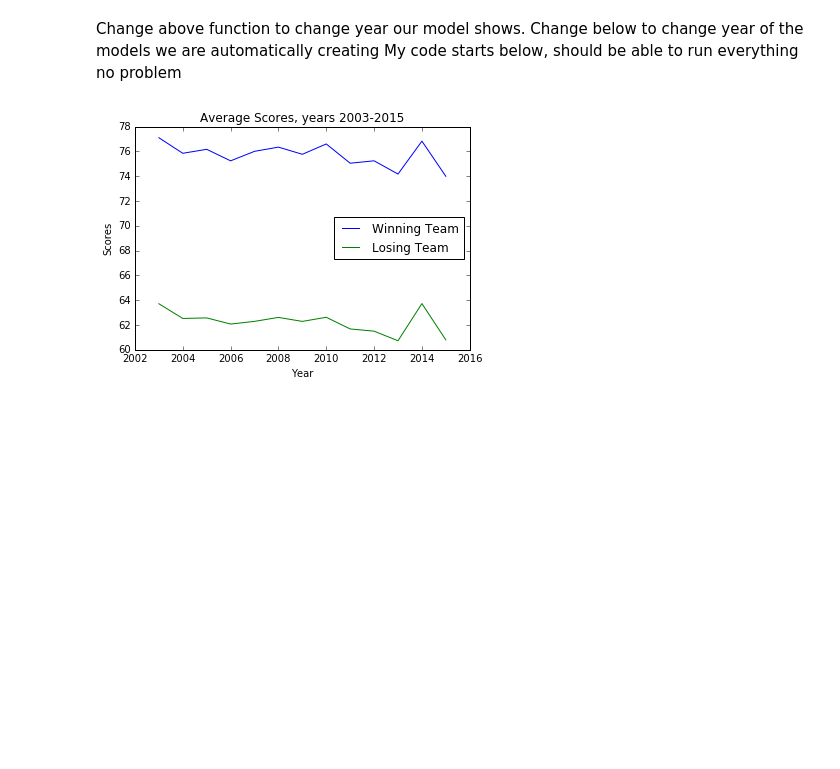
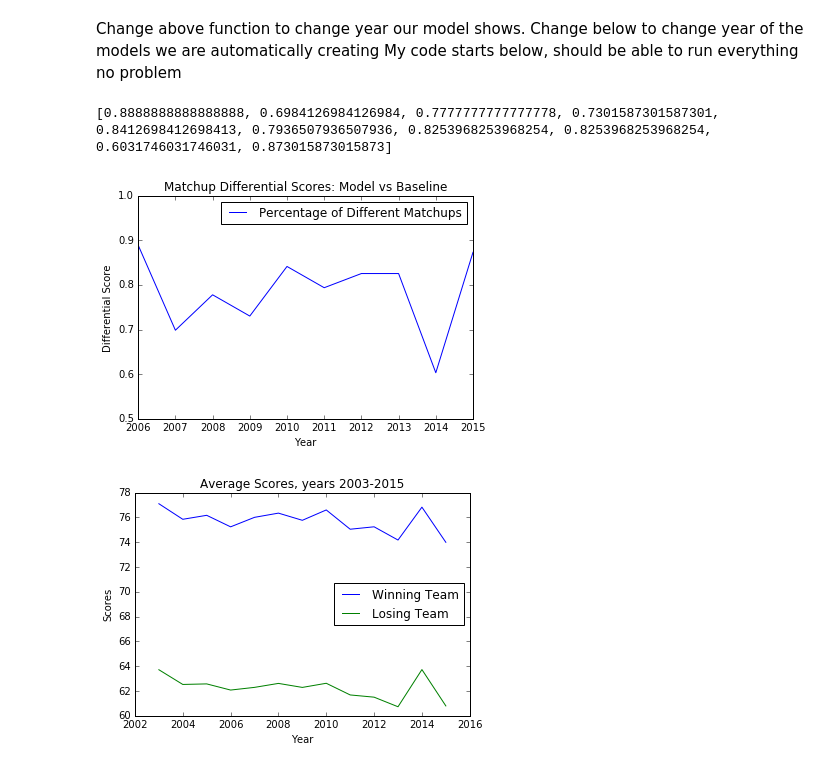
Before and after one commit to nishkakar/MarchMadness, a Jupyter notebook: InitialModel_graphing.ipynb, the cells around one changed output. Drawn from its saved outputs; the diff is of its cells as text; code cells hidden in the pictures; blank space fills up the shorter version.

```diff
--- a/InitialModel_graphing.ipynb
+++ b/InitialModel_graphing.ipynb
@@ -616,6 +613,31 @@ We got a top 10% bracket in 30.0 percent of years
 # %% [markdown]
 Change above function to change year our model shows. Change below to change year of the models we are automatically creating
 My code starts below, should be able to run everything no problem
+# %%
+differential_scores = []
+
+for i in range(2003, 2013):
+    marchMadnessModel = MarchMadnessTournament(i+3)
+    topBrackets = np.array(marchMadnessModel.topBrackets)
+    BaselineDif = topBrackets[-1,2]
+    differential_scores.append(BaselineDif)
+# %%
+print differential_scores
+# %% [output]
+[0.8888888888888888, 0.6984126984126984, 0.7777777777777778, 0.7301587301587301, 0.8412698412698413, 0.7936507936507936, 0.8253968253968254, 0.8253968253968254, 0.6031746031746031, 0.873015873015873]
+# %%
+fig, ax = plt.subplots()
+
+ax.plot(years_06, differential_scores, color='b', label='Percentage of Different Matchups')
+plt.xlabel("Year")
+plt.ylabel("Differential Score")
+plt.title("Matchup Differential Scores: Model vs Baseline")
+plt.legend(loc='best')
+plt.ylim(.5,1)
+ax.ticklabel_format(useOffset=False)
+plt.show()
+# %% [output]
+[figure, added]
 # %%
 #graphing stuff below
 # %%
```
Also changed, not shown: parts of 2 cells of this notebook.
